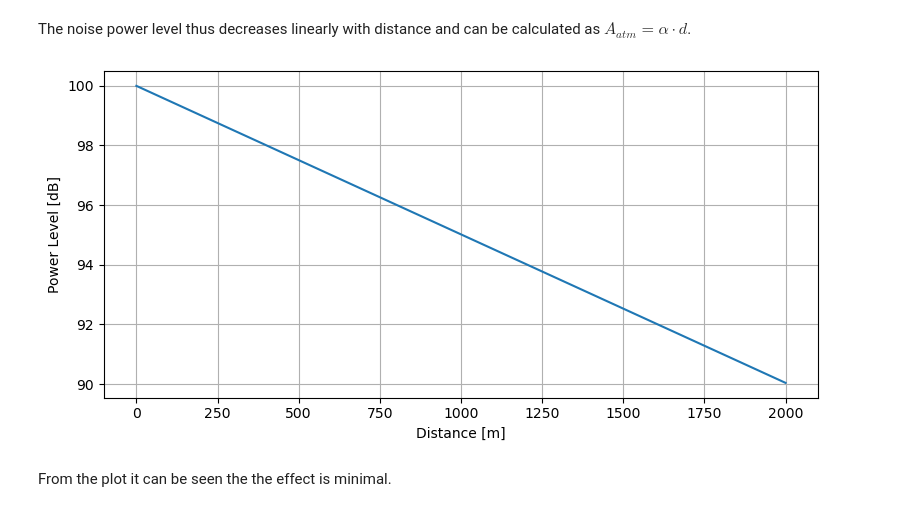
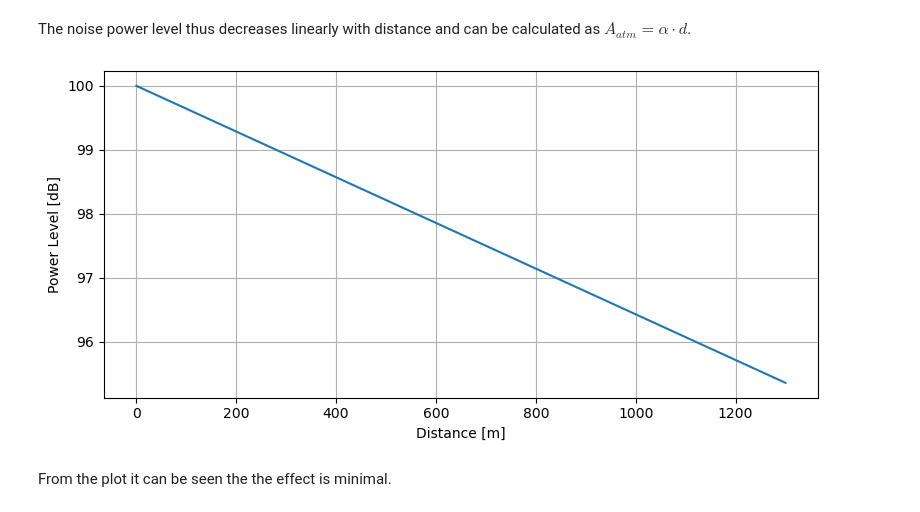
Before and after one commit to FPWRasmussen/DTU-Special-Course, a Jupyter notebook: src/noise/atmospheric_attenuation.ipynb, the cells around one changed output. Saved outputs shown, nothing was run; the diff lists cells and outputs as text; code cells hidden in the pictures.

```diff
--- a/src/noise/atmospheric_attenuation.ipynb
+++ b/src/noise/atmospheric_attenuation.ipynb
@@ -41,19 +41,19 @@ plt.show()
 # %% [markdown]
 The noise power level thus decreases linearly with distance and can be calculated as $A_{atm} = \alpha \cdot d$.
 # %%
-d = np.linspace(0, 2000)
+d = np.linspace(0, 1300)
 A0 = 100
 
-A = A0 - atmospheric_absorption(1000, 20, 70) * d
+A = A0 - atmospheric_absorption(1000, 10, 80) * d
 
 plt.figure(figsize=(8,4))
 plt.plot(d, A)
 plt.xlabel("Distance [m]")
 plt.ylabel("Power Level [dB]")
 plt.grid()
 plt.tight_layout()
 plt.show()
 # %% [output]
-[figure, old version]
+[figure, new version]
 # %% [markdown]
 From the plot it can be seen the the effect is minimal.
```
Also changed, not shown: 3 other files.
